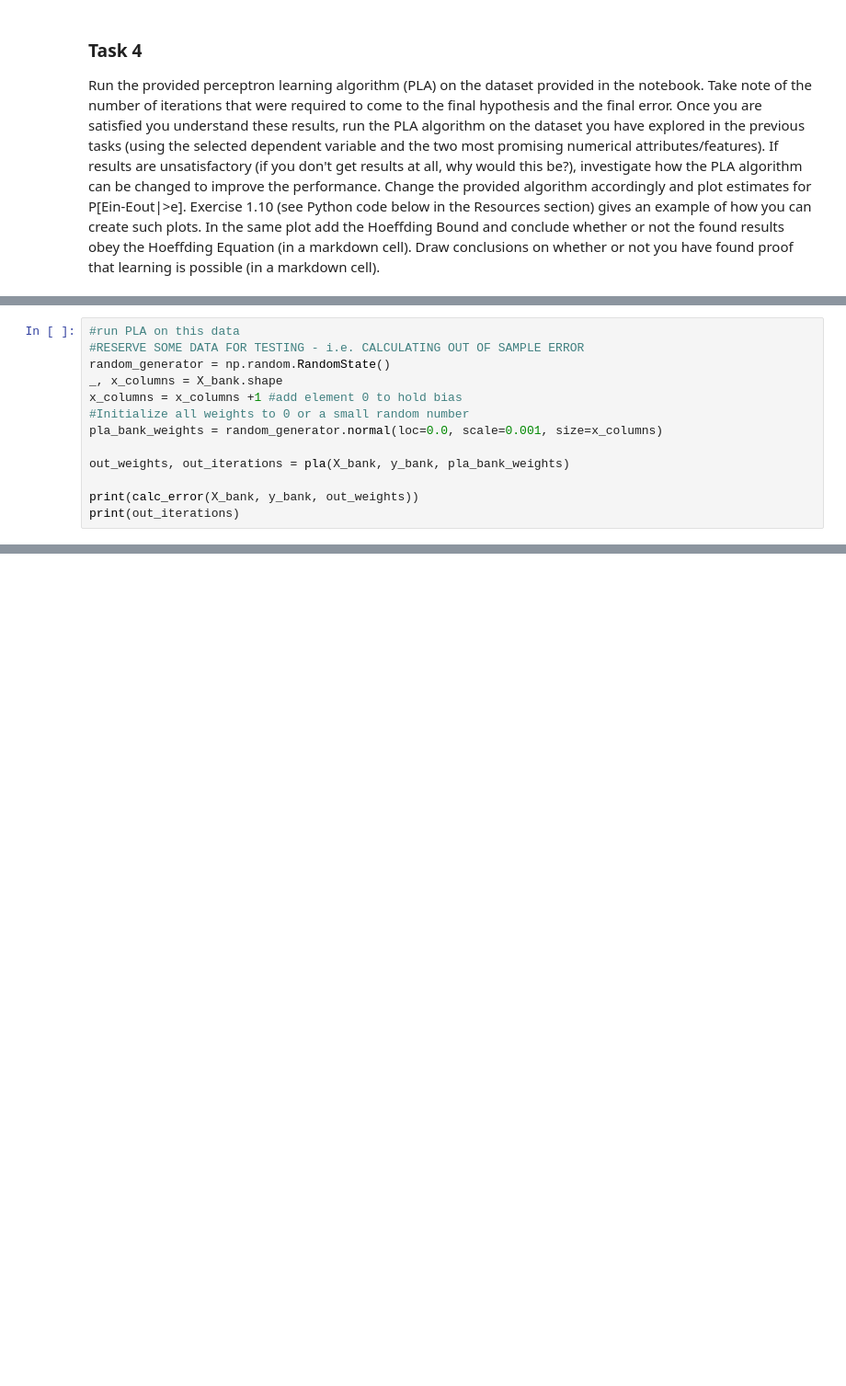
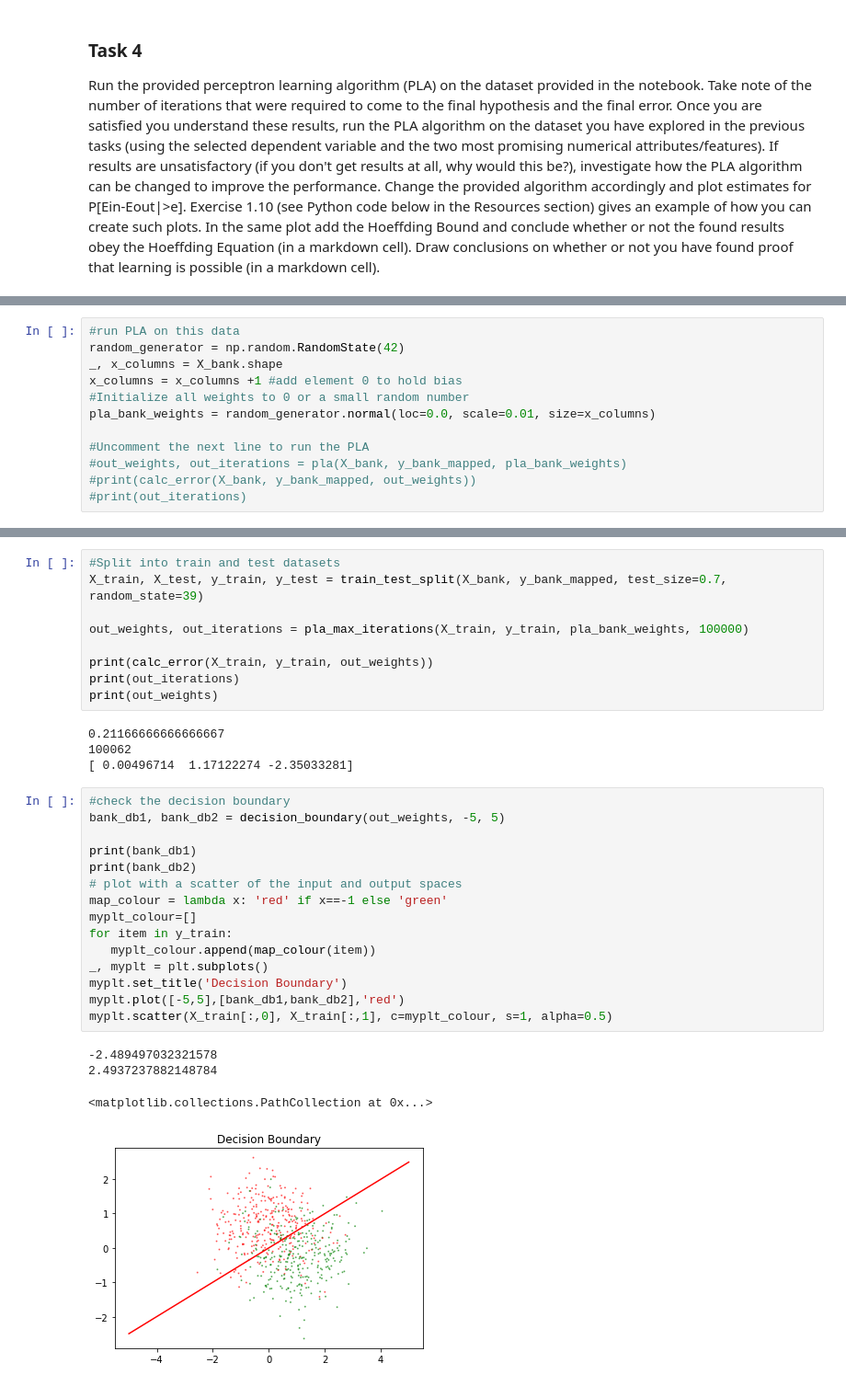
Before and after one commit to vipulpopat/MSCAI_Sem1_Etivity1, a Jupyter notebook: 18200036_Etivity1.ipynb, the cells around one changed output, grey strips where cells are left out. Shown at 92% size. Saved outputs shown, nothing was run; the diff lists cells and outputs as text; blank space fills up the shorter version.

```diff
--- a/18200036_Etivity1.ipynb
+++ b/18200036_Etivity1.ipynb
@@ -354,14 +397,13 @@ print(len(y_bank))
 2000
 # %%
 #run PLA on this data
-#RESERVE SOME DATA FOR TESTING - i.e. CALCULATING OUT OF SAMPLE ERROR
-random_generator = np.random.RandomState()
+random_generator = np.random.RandomState(42)
 _, x_columns = X_bank.shape
 x_columns = x_columns +1 #add element 0 to hold bias
 #Initialize all weights to 0 or a small random number
-pla_bank_weights = random_generator.normal(loc=0.0, scale=0.001, size=x_columns)
+pla_bank_weights = random_generator.normal(loc=0.0, scale=0.01, size=x_columns)
 
-out_weights, out_iterations = pla(X_bank, y_bank, pla_bank_weights)
-
-print(calc_error(X_bank, y_bank, out_weights))
-print(out_iterations)
+#Uncomment the next line to run the PLA
+#out_weights, out_iterations = pla(X_bank, y_bank_mapped, pla_bank_weights)
+#print(calc_error(X_bank, y_bank_mapped, out_weights))
+#print(out_iterations)
@@ -369,0 +418,33 @@ ValueError: all the input arrays must have same number of dimensions
+# %%
+#Split into train and test datasets
+X_train, X_test, y_train, y_test = train_test_split(X_bank, y_bank_mapped, test_size=0.7, random_state=39)
+
+out_weights, out_iterations = pla_max_iterations(X_train, y_train, pla_bank_weights, 100000)
+
+print(calc_error(X_train, y_train, out_weights))
+print(out_iterations)
+print(out_weights)
+# %% [output]
+0.21166666666666667
+100062
+[ 0.00496714  1.17122274 -2.35033281]
+# %%
+#check the decision boundary
+bank_db1, bank_db2 = decision_boundary(out_weights, -5, 5)
+
+print(bank_db1)
+print(bank_db2)
+# plot with a scatter of the input and output spaces
+map_colour = lambda x: 'red' if x==-1 else 'green'
+myplt_colour=[]
+for item in y_train:
+   myplt_colour.append(map_colour(item))
+_, myplt = plt.subplots()
+myplt.set_title('Decision Boundary')
+myplt.plot([-5,5],[bank_db1,bank_db2],'red')
+myplt.scatter(X_train[:,0], X_train[:,1], c=myplt_colour, s=1, alpha=0.5)
+# %% [output]
+-2.489497032321578
+2.4937237882148784
+<matplotlib.collections.PathCollection at 0x...>
+[figure, added]
```
Also changed, not shown: parts of 24 cells of this notebook, 1 other file.
